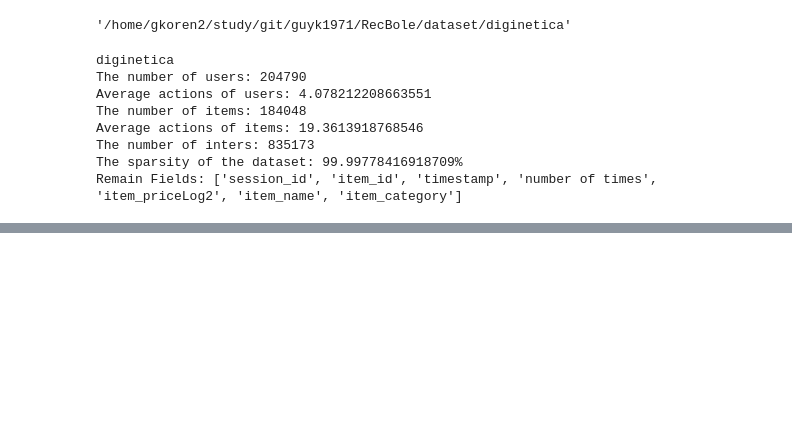
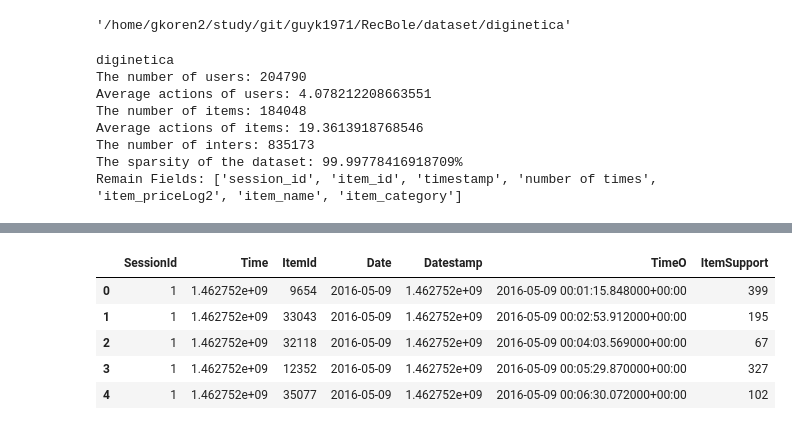
Before and after one commit to guyk1971/RecBole, a Jupyter notebook: experiments/explore datasets.ipynb, the cells around one changed output, grey strips where cells are left out. Saved outputs shown, nothing was run; the diff lists cells and outputs as text; code cells hidden in the pictures; blank space fills up the shorter version.

```diff
--- a/experiments/explore datasets.ipynb
+++ b/experiments/explore datasets.ipynb
@@ -195,0 +259,11 @@ print(diginetica.inter_feat.head())
+# %%
+srec_digi_train_df = pd.read_csv(os.path.join(srec_digi_path,'train-item-views_train_full.txt'),sep='\t')
+srec_digi_train_df.head()
+df=srec_digi_train_df
+# %% [output]
+|  | SessionId | Time | ItemId | Date | Datestamp | TimeO | ItemSupport |
+| 0 | 1 | 1.462752e+09 | 9654 | 2016-05-09 | 1.462752e+09 | 2016-05-09 00:01:15.848000+00:00 | 399 |
+| 1 | 1 | 1.462752e+09 | 33043 | 2016-05-09 | 1.462752e+09 | 2016-05-09 00:02:53.912000+00:00 | 195 |
+| 2 | 1 | 1.462752e+09 | 32118 | 2016-05-09 | 1.462752e+09 | 2016-05-09 00:04:03.569000+00:00 | 67 |
+| 3 | 1 | 1.462752e+09 | 12352 | 2016-05-09 | 1.462752e+09 | 2016-05-09 00:05:29.870000+00:00 | 327 |
+| 4 | 1 | 1.462752e+09 | 35077 | 2016-05-09 | 1.462752e+09 | 2016-05-09 00:06:30.072000+00:00 | 102 |
```
Also changed, not shown: parts of 39 cells of this notebook, 6 other files.
